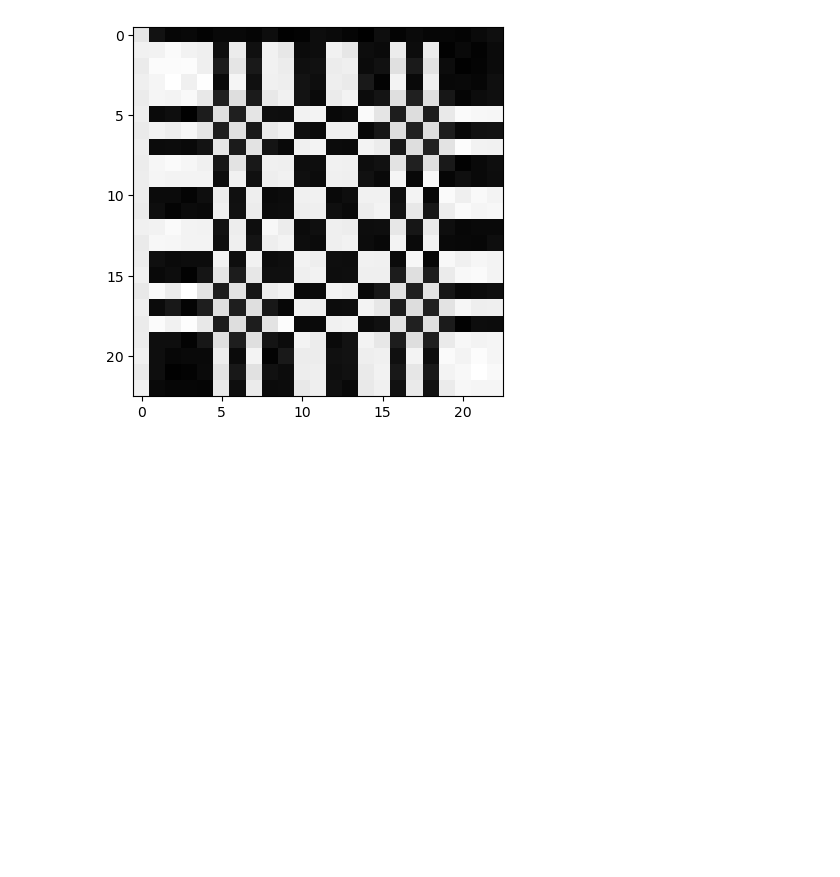
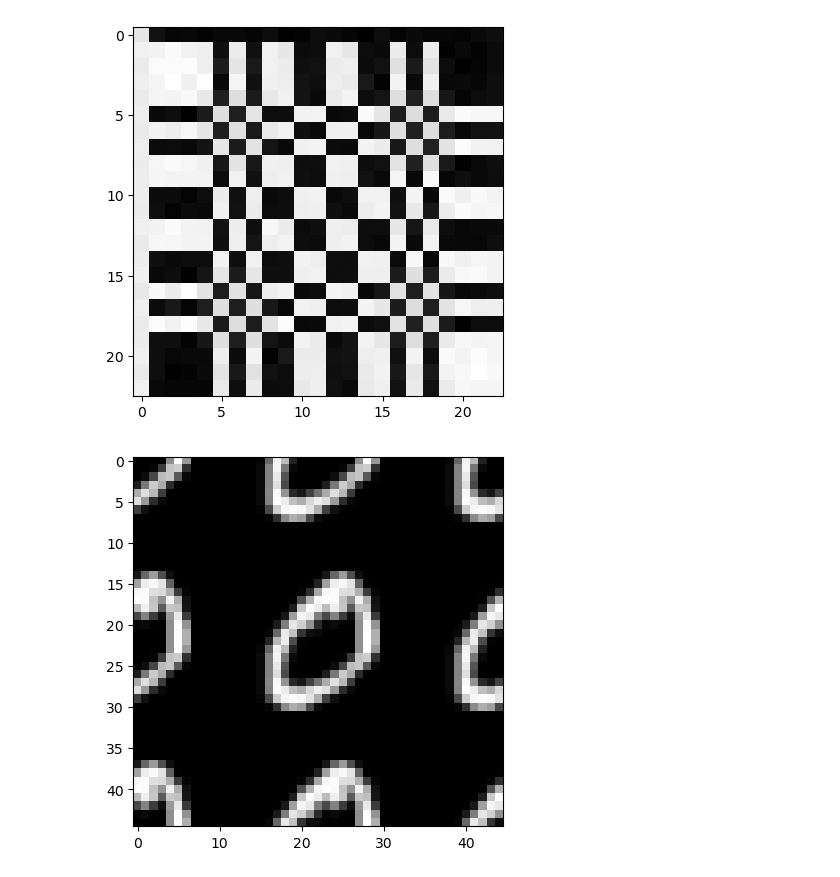
Before and after one commit to jornelasmunoz/UCM_Undergraduate_Research, a Jupyter notebook: jornelasmunoz/notebooks/learn_decoder.ipynb, the cells around one changed output. Cells and saved outputs as stored; diff of their text form; code cells hidden in the pictures; blank space fills up the shorter version.

```diff
--- a/jornelasmunoz/notebooks/learn_decoder.ipynb
+++ b/jornelasmunoz/notebooks/learn_decoder.ipynb
@@ -561,3 +591,11 @@ plt.imshow(w_rot180, cmap='gray')
 # %% [output]
 <matplotlib.image.AxesImage at 0x...>
 [figure]
+# %%
+padded_ex = torch.nn.functional.pad(loaders['train'].dataset[idx]['target'].unsqueeze(0), pad=(11,11,11,11), mode='circular')
+padded_ex = padded_ex.squeeze(0).squeeze(0)
+# %%
+plt.imshow(padded_ex, cmap='gray')
+plt.show()
+# %% [output]
+[figure, added]
```
Also changed, not shown: parts of 7 cells of this notebook, 1 other file.
